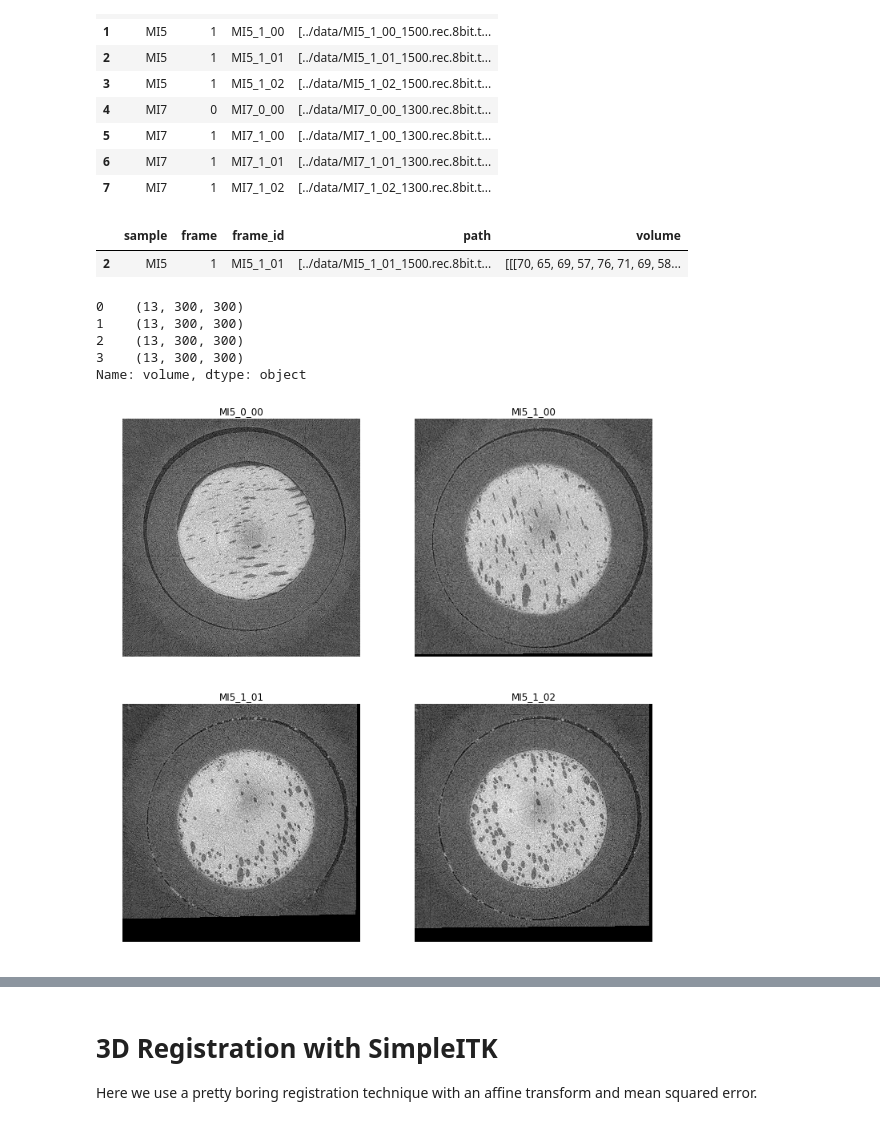
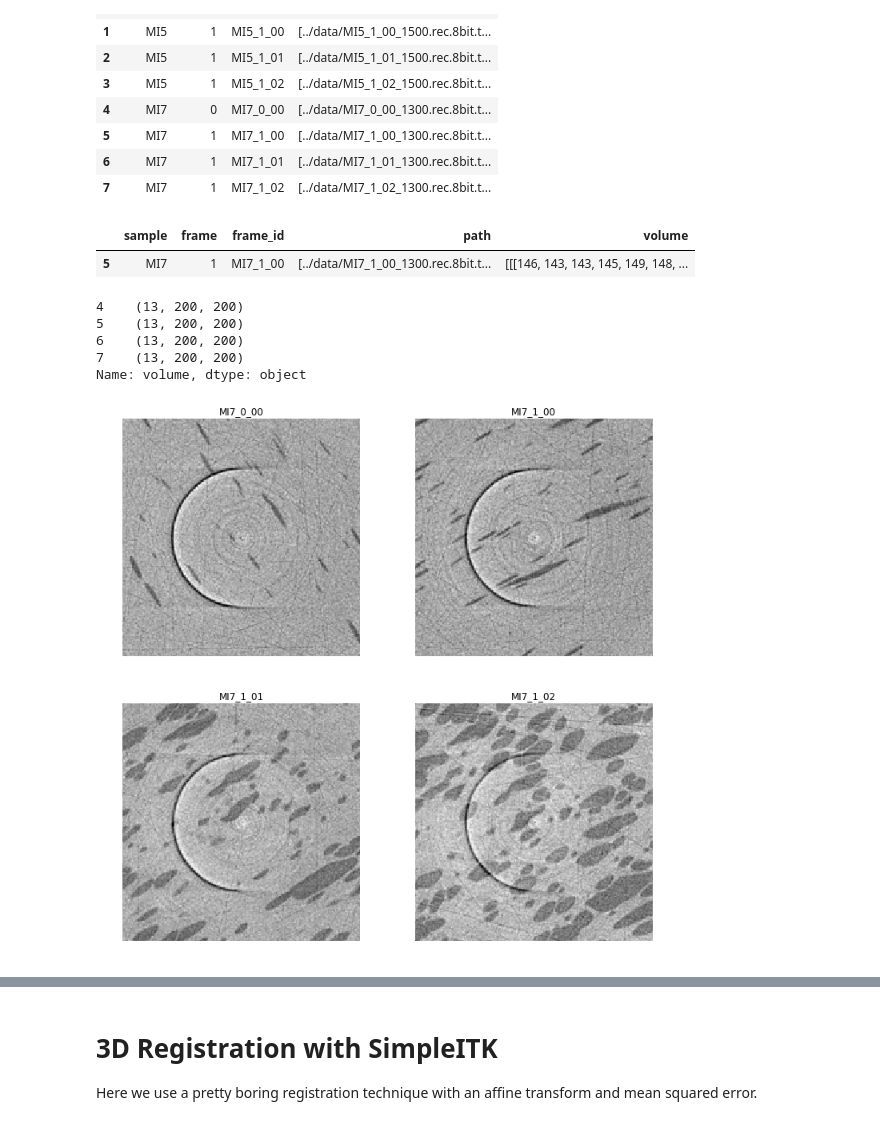
Before and after one commit to Sh4zKh4n/conduit_analysis, a Jupyter notebook: notebooks/3DRegistration.ipynb, the cells around one changed output, grey strips where cells are left out. Cells and saved outputs as stored; diff of their text form; code cells hidden in the pictures.

```diff
--- a/notebooks/3DRegistration.ipynb
+++ b/notebooks/3DRegistration.ipynb
@@ -33,26 +32,26 @@ img_3d_df
 # %%
 from skimage.io import imread
 def paths_to_raw_vol(in_paths):
-    return np.stack([imread(x)[::4, ::4] for x in in_paths], 0)
-mi5_df = img_3d_df.query('sample=="MI5"').copy()
-mi5_df['volume'] = mi5_df['path'].map(paths_to_raw_vol)
-mi5_df.sample(1)
+    return np.stack([imread(x)[400:800:2, 400:800:2] for x in in_paths], 0)
+subset_df = img_3d_df.query('sample=="MI7"').copy()
+subset_df['volume'] = subset_df['path'].map(paths_to_raw_vol)
+subset_df.sample(1)
 # %% [output]
 |  | sample | frame | frame_id | path | volume |
-| 2 | MI5 | 1 | MI5_1_01 | [../data/MI5_1_01_1500.rec.8bit.t... | [[[70, 65, 69, 57, 76, 71, 69, 58... |
+| 5 | MI7 | 1 | MI7_1_00 | [../data/MI7_1_00_1300.rec.8bit.t... | [[[146, 143, 143, 145, 149, 148, ... |
 # %%
-mi5_df['volume'].map(np.shape)
+subset_df['volume'].map(np.shape)
 # %% [output]
-0    (13, 300, 300)
-1    (13, 300, 300)
-2    (13, 300, 300)
-3    (13, 300, 300)
+4    (13, 200, 200)
+5    (13, 200, 200)
+6    (13, 200, 200)
+7    (13, 200, 200)
 Name: volume, dtype: object
 # %%
 fig, m_axs = plt.subplots(2,2, figsize = (12, 12))
-for (_, c_row), c_ax in zip(mi5_df.iterrows(), m_axs.flatten()):
-    c_ax.imshow(c_row['volume'][0], cmap = 'gray')
+for (_, c_row), c_ax in zip(subset_df.iterrows(), m_axs.flatten()):
+    c_ax.imshow(c_row['volume'][c_row['volume'].shape[0]//2], cmap = 'gray')
     c_ax.axis('off')
     c_ax.set_title('{frame_id}'.format(**c_row))
 # %% [output]
-[figure, old version]
+[figure, new version]
```
Also changed, not shown: parts of 6 cells of this notebook, 1 other file.
